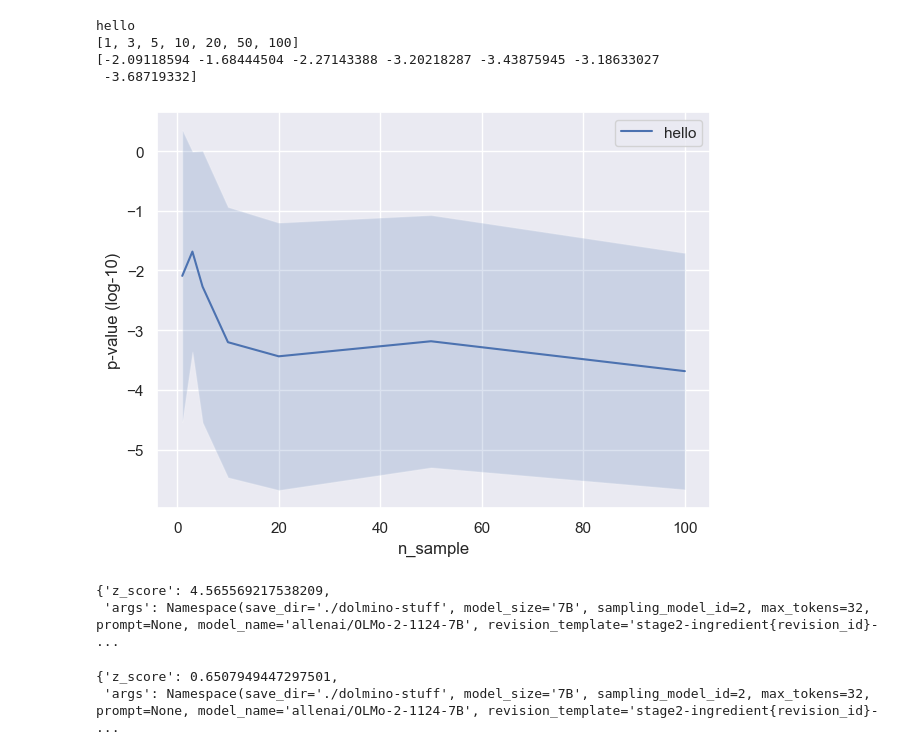
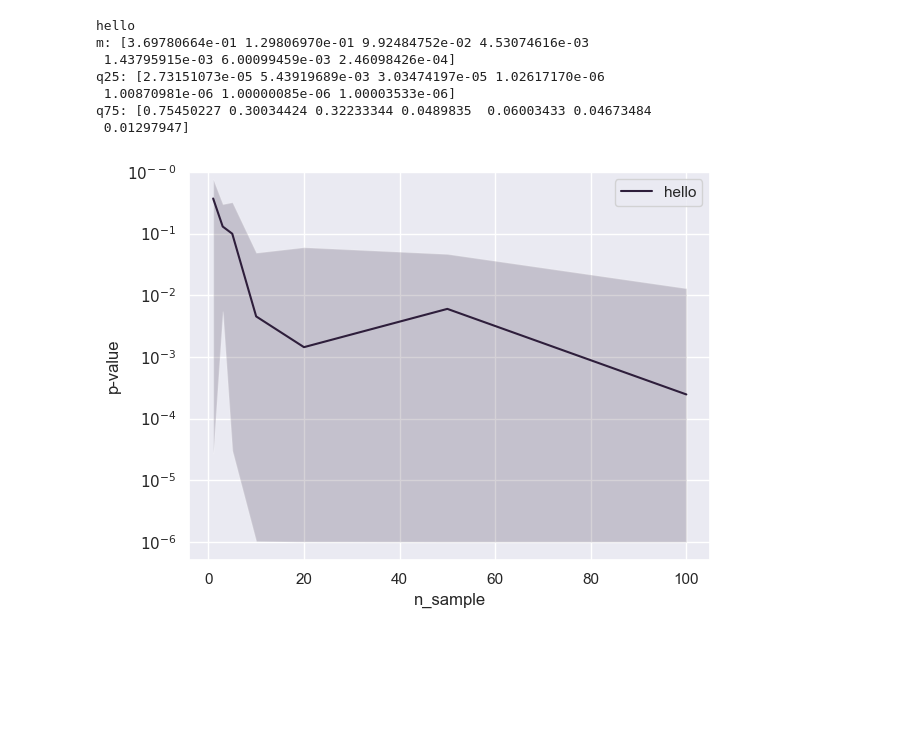
Before and after one commit to RohithKuditipudi/blackbox-model-tracing, a Jupyter notebook: notebooks/observation-dolmino.ipynb, the cells around one changed output. Drawn from its saved outputs; the diff is of its cells as text; code cells hidden in the pictures; blank space fills up the shorter version.

```diff
--- a/notebooks/observation-dolmino.ipynb
+++ b/notebooks/observation-dolmino.ipynb
@@ -177,21 +188,19 @@ def get_colors(k):
 # %%
 base_config = {
         "save_dir": './dolmino-stuff',
         "temperature": 1.0,
         "model_size": "7B"
     }
 sweep_param = "n_sample"
 sweep_values = [1, 3, 5, 10, 20, 50, 100]
 
-get_plot([base_config], ["hello"], sweep_param, sweep_values, y_transform=z_to_logp)
+get_plot([base_config], ["hello"], sweep_param, sweep_values)
 # %% [output]
 hello
-[1, 3, 5, 10, 20, 50, 100]
-[-2.09118594 -1.68444504 -2.27143388 -3.20218287 -3.43875945 -3.18633027
- -3.68719332]
+m: [3.69780664e-01 1.29806970e-01 9.92484752e-02 4.53074616e-03
+ 1.43795915e-03 6.00099459e-03 2.46098426e-04]
+q25: [2.73151073e-05 5.43919689e-03 3.03474197e-05 1.02617170e-06
+ 1.00870981e-06 1.00000085e-06 1.00003533e-06]
+q75: [0.75450227 0.30034424 0.32233344 0.0489835  0.06003433 0.04673484
+ 0.01297947]
-[figure, old version]
+[figure, new version]
-# %%
-get_experiment({"model_size":"7B","sampling_model_id":2,"n_sample":10,"temperature":1.0, "sampling_seed":9})
-# %% [output]
-{'z_score': 4.565569217538209,
- 'args': Namespace(save_dir='./dolmino-stuff', model_size='7B', sampling_model_id=2, max_tokens=32, prompt=None, model_name='allenai/OLMo-2-1124-7B', revision_template='stage2-ingredient{revision_id}- ...
@@ -200,8 +207,3 @@ experiment_result = pickle.load(open("../dolmino-stuff/experiment_logs/ffc15cf49
-# %%
-experiment_result
-# %% [output]
-{'z_score': 0.6507949447297501,
- 'args': Namespace(save_dir='./dolmino-stuff', model_size='7B', sampling_model_id=2, max_tokens=32, prompt=None, model_name='allenai/OLMo-2-1124-7B', revision_template='stage2-ingredient{revision_id}- ...
 # %%
 base_config = {
         "save_dir": './dolmino-stuff',
```
Also changed, not shown: parts of 6 cells of this notebook, 3 other files.
